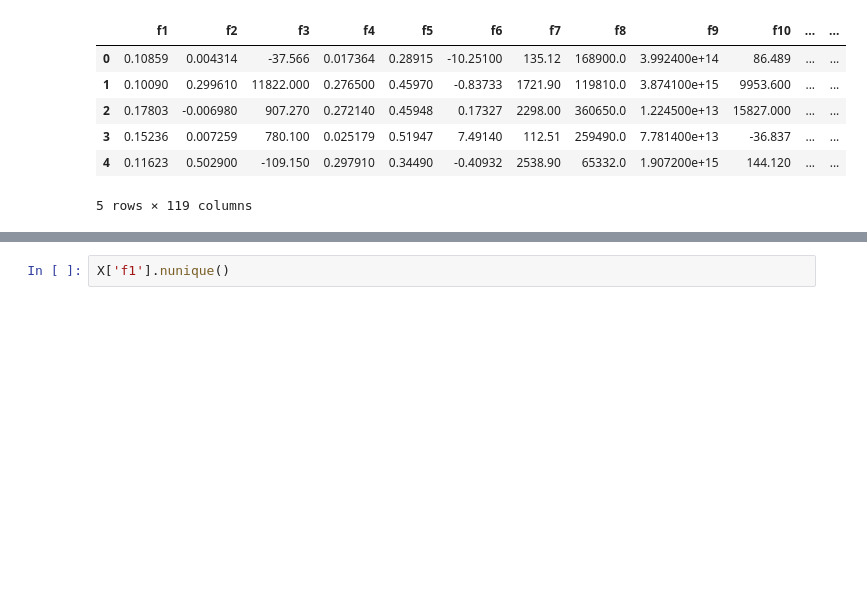
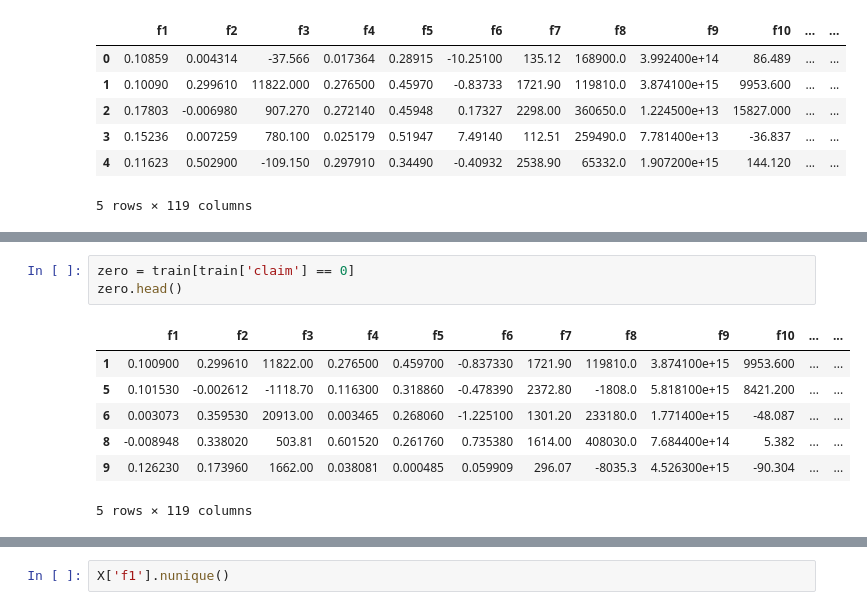
Before and after one commit to kenichiluna0627/tabular-playground-sep-2021, a Jupyter notebook: tabular_pg_sep2021.ipynb, the cells around one changed output, grey strips where cells are left out. Cells and saved outputs as stored; diff of their text form; blank space fills up the shorter version.

```diff
--- a/tabular_pg_sep2021.ipynb
+++ b/tabular_pg_sep2021.ipynb
@@ -18,0 +33,11 @@ train.head()
+# %%
+zero = train[train['claim'] == 0]
+zero.head()
+# %% [output]
+|  | f1 | f2 | f3 | f4 | f5 | f6 | f7 | f8 | f9 | f10 | ... | ... |
+| 1 | 0.100900 | 0.299610 | 11822.00 | 0.276500 | 0.459700 | -0.837330 | 1721.90 | 119810.0 | 3.874100e+15 | 9953.600 | ... | ... |
+| 5 | 0.101530 | -0.002612 | -1118.70 | 0.116300 | 0.318860 | -0.478390 | 2372.80 | -1808.0 | 5.818100e+15 | 8421.200 | ... | ... |
+| 6 | 0.003073 | 0.359530 | 20913.00 | 0.003465 | 0.268060 | -1.225100 | 1301.20 | 233180.0 | 1.771400e+15 | -48.087 | ... | ... |
+| 8 | -0.008948 | 0.338020 | 503.81 | 0.601520 | 0.261760 | 0.735380 | 1614.00 | 408030.0 | 7.684400e+14 | 5.382 | ... | ... |
+| 9 | 0.126230 | 0.173960 | 1662.00 | 0.038081 | 0.000485 | 0.059909 | 296.07 | -8035.3 | 4.526300e+15 | -90.304 | ... | ... |
+5 rows × 119 columns
```
Also changed, not shown: parts of 22 cells of this notebook.
